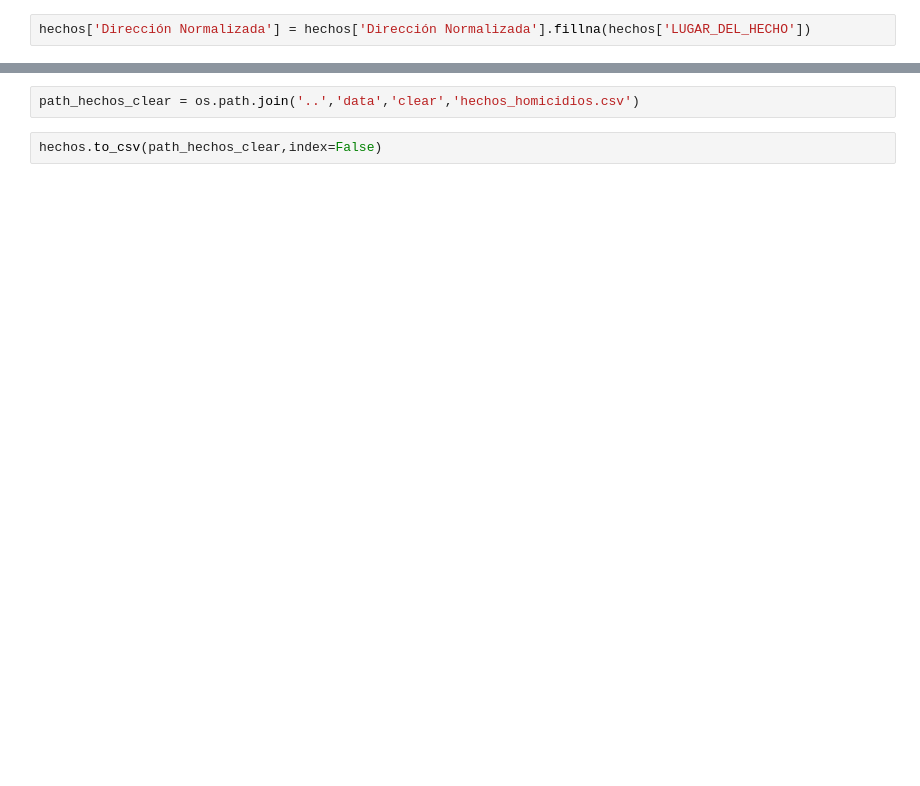
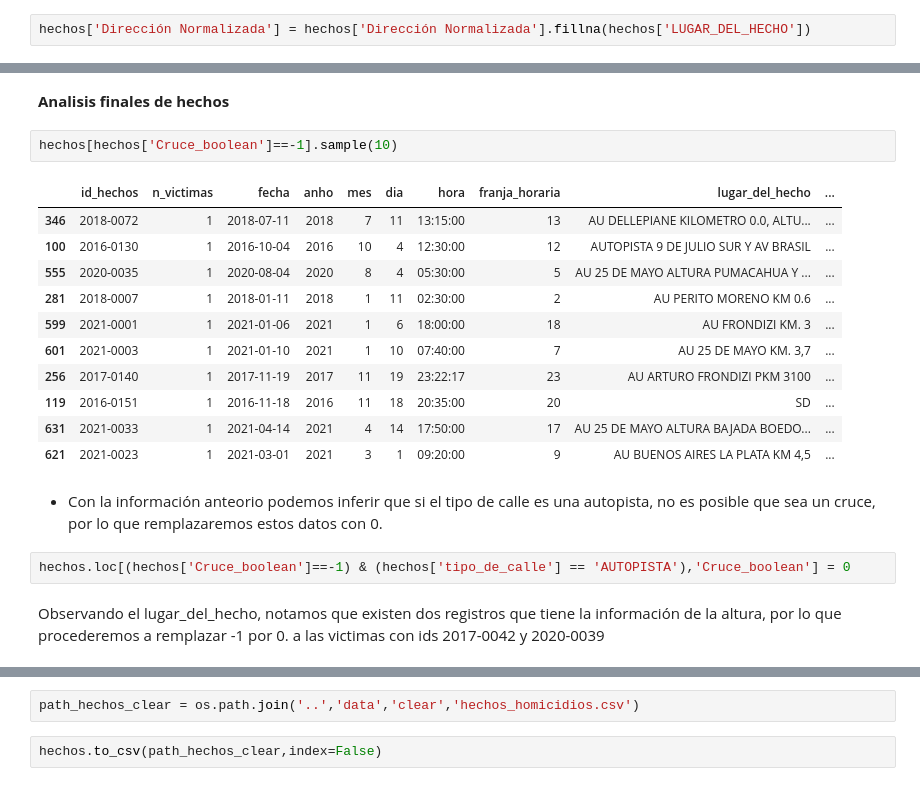
Before and after one commit to dalejandroramirez/siniestros_viales_PI_2, a Jupyter notebook: etl/ETL.ipynb, the cells around one changed output, grey strips where cells are left out. Cells and saved outputs as stored; diff of their text form; blank space fills up the shorter version.

```diff
--- a/etl/ETL.ipynb
+++ b/etl/ETL.ipynb
@@ -109,0 +215,22 @@ dtype: int64
+# %% [markdown]
+**Analisis finales de hechos**
+# %%
+hechos[hechos['Cruce_boolean']==-1].sample(10)
+# %% [output]
+|  | id_hechos | n_victimas | fecha | anho | mes | dia | hora | franja_horaria | lugar_del_hecho | ... |
+| 346 | 2018-0072 | 1 | 2018-07-11 | 2018 | 7 | 11 | 13:15:00 | 13 | AU DELLEPIANE KILOMETRO 0.0, ALTU... | ... |
+| 100 | 2016-0130 | 1 | 2016-10-04 | 2016 | 10 | 4 | 12:30:00 | 12 | AUTOPISTA 9 DE JULIO SUR Y AV BRASIL | ... |
+| 555 | 2020-0035 | 1 | 2020-08-04 | 2020 | 8 | 4 | 05:30:00 | 5 | AU 25 DE MAYO ALTURA PUMACAHUA Y ... | ... |
+| 281 | 2018-0007 | 1 | 2018-01-11 | 2018 | 1 | 11 | 02:30:00 | 2 | AU PERITO MORENO KM 0.6 | ... |
+| 599 | 2021-0001 | 1 | 2021-01-06 | 2021 | 1 | 6 | 18:00:00 | 18 | AU FRONDIZI KM. 3 | ... |
+| 601 | 2021-0003 | 1 | 2021-01-10 | 2021 | 1 | 10 | 07:40:00 | 7 | AU 25 DE MAYO KM. 3,7 | ... |
+| 256 | 2017-0140 | 1 | 2017-11-19 | 2017 | 11 | 19 | 23:22:17 | 23 | AU ARTURO FRONDIZI PKM 3100 | ... |
+| 119 | 2016-0151 | 1 | 2016-11-18 | 2016 | 11 | 18 | 20:35:00 | 20 | SD | ... |
+| 631 | 2021-0033 | 1 | 2021-04-14 | 2021 | 4 | 14 | 17:50:00 | 17 | AU 25 DE MAYO ALTURA BAJADA BOEDO... | ... |
+| 621 | 2021-0023 | 1 | 2021-03-01 | 2021 | 3 | 1 | 09:20:00 | 9 | AU BUENOS AIRES LA PLATA KM 4,5 | ... |
+# %% [markdown]
+- Con la información anteorio podemos inferir que si el tipo de calle es una autopista, no es posible que sea un cruce, por lo que remplazaremos estos datos con 0.
+# %%
+hechos.loc[(hechos['Cruce_boolean']==-1) & (hechos['tipo_de_calle'] == 'AUTOPISTA'),'Cruce_boolean'] = 0
+# %% [markdown]
+Observando el lugar_del_hecho, notamos que existen dos registros que tiene la información de la altura, por lo que procederemos a remplazar -1 por 0. a las victimas con ids 2017-0042 y 2020-0039
```
Also changed, not shown: parts of 68 cells of this notebook, 1 other file.
